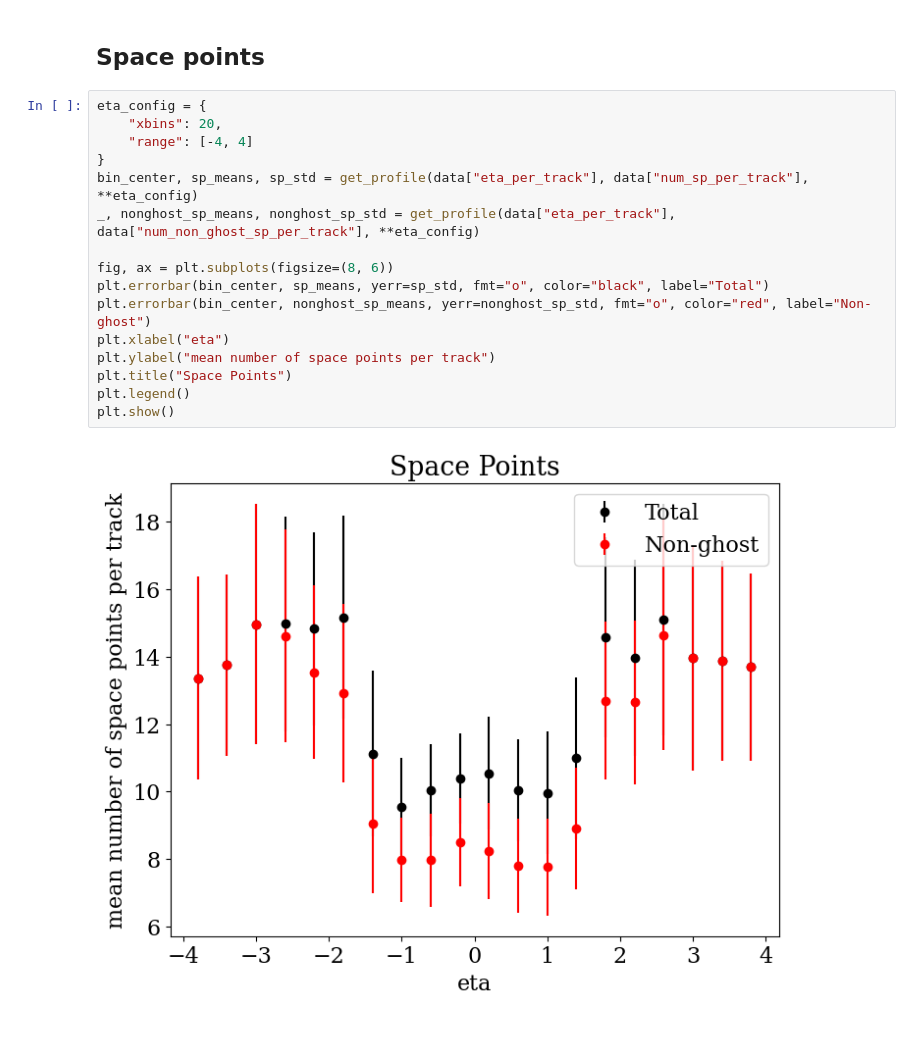
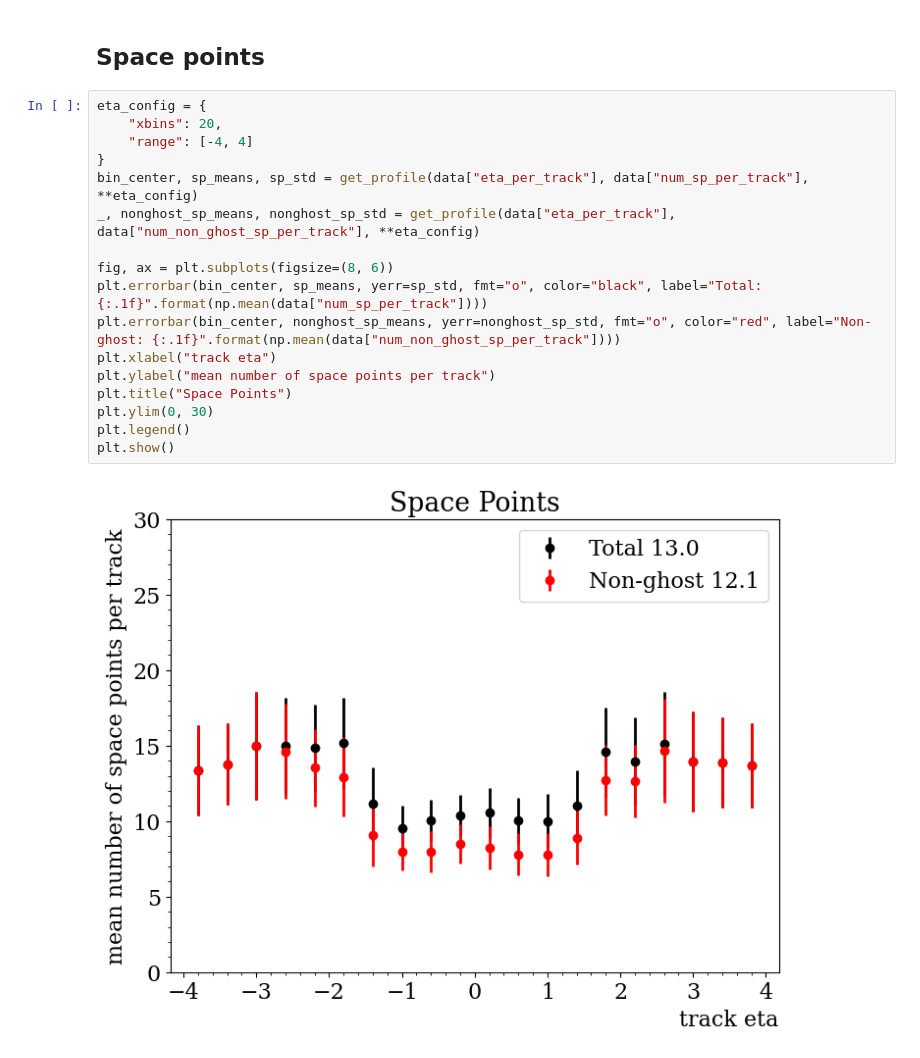
Before and after one commit to xju2/visual_tracks, a Jupyter notebook: notebooks/analyze_cluters_per_track.ipynb, the cells around one changed output. Drawn from its saved outputs; the diff is of its cells as text.

```diff
--- a/notebooks/analyze_cluters_per_track.ipynb
+++ b/notebooks/analyze_cluters_per_track.ipynb
@@ -107,18 +109,19 @@ plt.show()
 # %%
 eta_config = {
     "xbins": 20,
     "range": [-4, 4]
 }
 bin_center, sp_means, sp_std = get_profile(data["eta_per_track"], data["num_sp_per_track"], **eta_config)
 _, nonghost_sp_means, nonghost_sp_std = get_profile(data["eta_per_track"], data["num_non_ghost_sp_per_track"], **eta_config)
 
 fig, ax = plt.subplots(figsize=(8, 6))
-plt.errorbar(bin_center, sp_means, yerr=sp_std, fmt="o", color="black", label="Total")
-plt.errorbar(bin_center, nonghost_sp_means, yerr=nonghost_sp_std, fmt="o", color="red", label="Non-ghost")
-plt.xlabel("eta")
+plt.errorbar(bin_center, sp_means, yerr=sp_std, fmt="o", color="black", label="Total: {:.1f}".format(np.mean(data["num_sp_per_track"])))
+plt.errorbar(bin_center, nonghost_sp_means, yerr=nonghost_sp_std, fmt="o", color="red", label="Non-ghost: {:.1f}".format(np.mean(data["num_non_ghost_sp_per_track"])))
+plt.xlabel("track eta")
 plt.ylabel("mean number of space points per track")
 plt.title("Space Points")
+plt.ylim(0, 30)
 plt.legend()
 plt.show()
 # %% [output]
-[figure, old version]
+[figure, new version]
```
Also changed, not shown: parts of 9 cells of this notebook.
